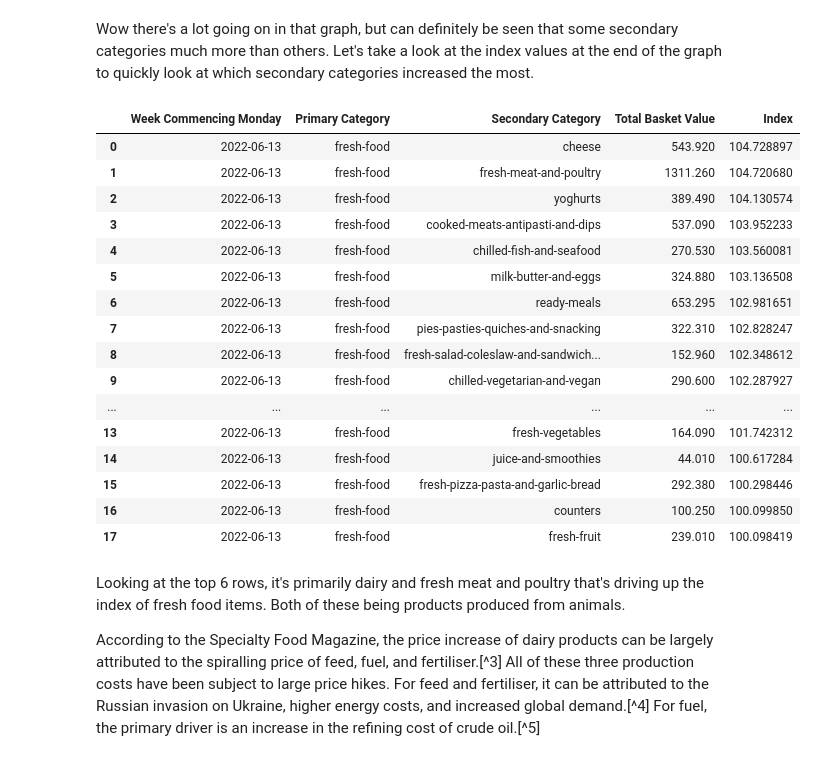
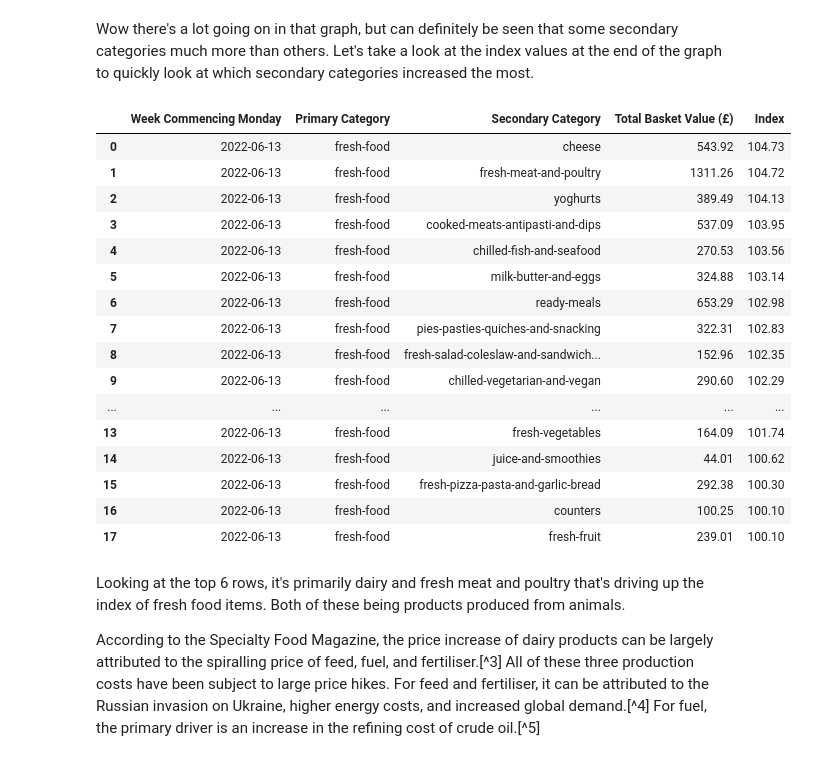
Before and after one commit to Blee1077/solverism-quarto-blog, a Jupyter notebook: posts/2022-09-20-tesco-price-analysis.ipynb, the cells around one changed output. Cells and saved outputs as stored; diff of their text form; code cells hidden in the pictures.

```diff
--- a/posts/2022-09-20-tesco-price-analysis.ipynb
+++ b/posts/2022-09-20-tesco-price-analysis.ipynb
@@ -1254,40 +1272,46 @@ Wow there's a lot going on in that graph, but can definitely be seen that some s
 # %%
 #| echo: false
 #| output: true
 
 tmp_df = cat_index_dict['category_2'][mask]
 latest_date_mask = tmp_df['date'] == '2022-06-13'
 
-(
+disp_df = (
     tmp_df[latest_date_mask]
     .sort_values(by='index', ascending=False)
     .reset_index(drop=True)
     .rename(columns={
         'date': 'Week Commencing Monday',
         'category_1': 'Primary Category',
         'category_2': 'Secondary Category',
-        'total_basket_value': 'Total Basket Value',
+        'total_basket_value': 'Total Basket Value (£)',
         'index': 'Index'
     })
 )
+
+# Round numbers for readability
+disp_df['Index'] = disp_df['Index'].round(2)
+disp_df['Total Basket Value (£)'] = disp_df['Total Basket Value (£)'].round(2)
+
+disp_df
 # %% [output]
-|  | Week Commencing Monday | Primary Category | Secondary Category | Total Basket Value | Index |
-| 0 | 2022-06-13 | fresh-food | cheese | 543.920 | 104.728897 |
-| 1 | 2022-06-13 | fresh-food | fresh-meat-and-poultry | 1311.260 | 104.720680 |
-| 2 | 2022-06-13 | fresh-food | yoghurts | 389.490 | 104.130574 |
-| 3 | 2022-06-13 | fresh-food | cooked-meats-antipasti-and-dips | 537.090 | 103.952233 |
-| 4 | 2022-06-13 | fresh-food | chilled-fish-and-seafood | 270.530 | 103.560081 |
-| 5 | 2022-06-13 | fresh-food | milk-butter-and-eggs | 324.880 | 103.136508 |
-| 6 | 2022-06-13 | fresh-food | ready-meals | 653.295 | 102.981651 |
-| 7 | 2022-06-13 | fresh-food | pies-pasties-quiches-and-snacking | 322.310 | 102.828247 |
-| 8 | 2022-06-13 | fresh-food | fresh-salad-coleslaw-and-sandwich... | 152.960 | 102.348612 |
-| 9 | 2022-06-13 | fresh-food | chilled-vegetarian-and-vegan | 290.600 | 102.287927 |
+|  | Week Commencing Monday | Primary Category | Secondary Category | Total Basket Value (£) | Index |
+| 0 | 2022-06-13 | fresh-food | cheese | 543.92 | 104.73 |
+| 1 | 2022-06-13 | fresh-food | fresh-meat-and-poultry | 1311.26 | 104.72 |
+| 2 | 2022-06-13 | fresh-food | yoghurts | 389.49 | 104.13 |
+| 3 | 2022-06-13 | fresh-food | cooked-meats-antipasti-and-dips | 537.09 | 103.95 |
+| 4 | 2022-06-13 | fresh-food | chilled-fish-and-seafood | 270.53 | 103.56 |
+| 5 | 2022-06-13 | fresh-food | milk-butter-and-eggs | 324.88 | 103.14 |
+| 6 | 2022-06-13 | fresh-food | ready-meals | 653.29 | 102.98 |
+| 7 | 2022-06-13 | fresh-food | pies-pasties-quiches-and-snacking | 322.31 | 102.83 |
+| 8 | 2022-06-13 | fresh-food | fresh-salad-coleslaw-and-sandwich... | 152.96 | 102.35 |
+| 9 | 2022-06-13 | fresh-food | chilled-vegetarian-and-vegan | 290.60 | 102.29 |
 | ... | ... | ... | ... | ... | ... |
-| 13 | 2022-06-13 | fresh-food | fresh-vegetables | 164.090 | 101.742312 |
-| 14 | 2022-06-13 | fresh-food | juice-and-smoothies | 44.010 | 100.617284 |
-| 15 | 2022-06-13 | fresh-food | fresh-pizza-pasta-and-garlic-bread | 292.380 | 100.298446 |
-| 16 | 2022-06-13 | fresh-food | counters | 100.250 | 100.099850 |
-| 17 | 2022-06-13 | fresh-food | fresh-fruit | 239.010 | 100.098419 |
+| 13 | 2022-06-13 | fresh-food | fresh-vegetables | 164.09 | 101.74 |
+| 14 | 2022-06-13 | fresh-food | juice-and-smoothies | 44.01 | 100.62 |
+| 15 | 2022-06-13 | fresh-food | fresh-pizza-pasta-and-garlic-bread | 292.38 | 100.30 |
+| 16 | 2022-06-13 | fresh-food | counters | 100.25 | 100.10 |
+| 17 | 2022-06-13 | fresh-food | fresh-fruit | 239.01 | 100.10 |
 # %% [markdown]
 Looking at the top 6 rows, it's primarily dairy and fresh meat and poultry that's driving up the index of fresh food items. Both of these being products produced from animals.
 
```
Also changed, not shown: parts of 5 cells of this notebook.
